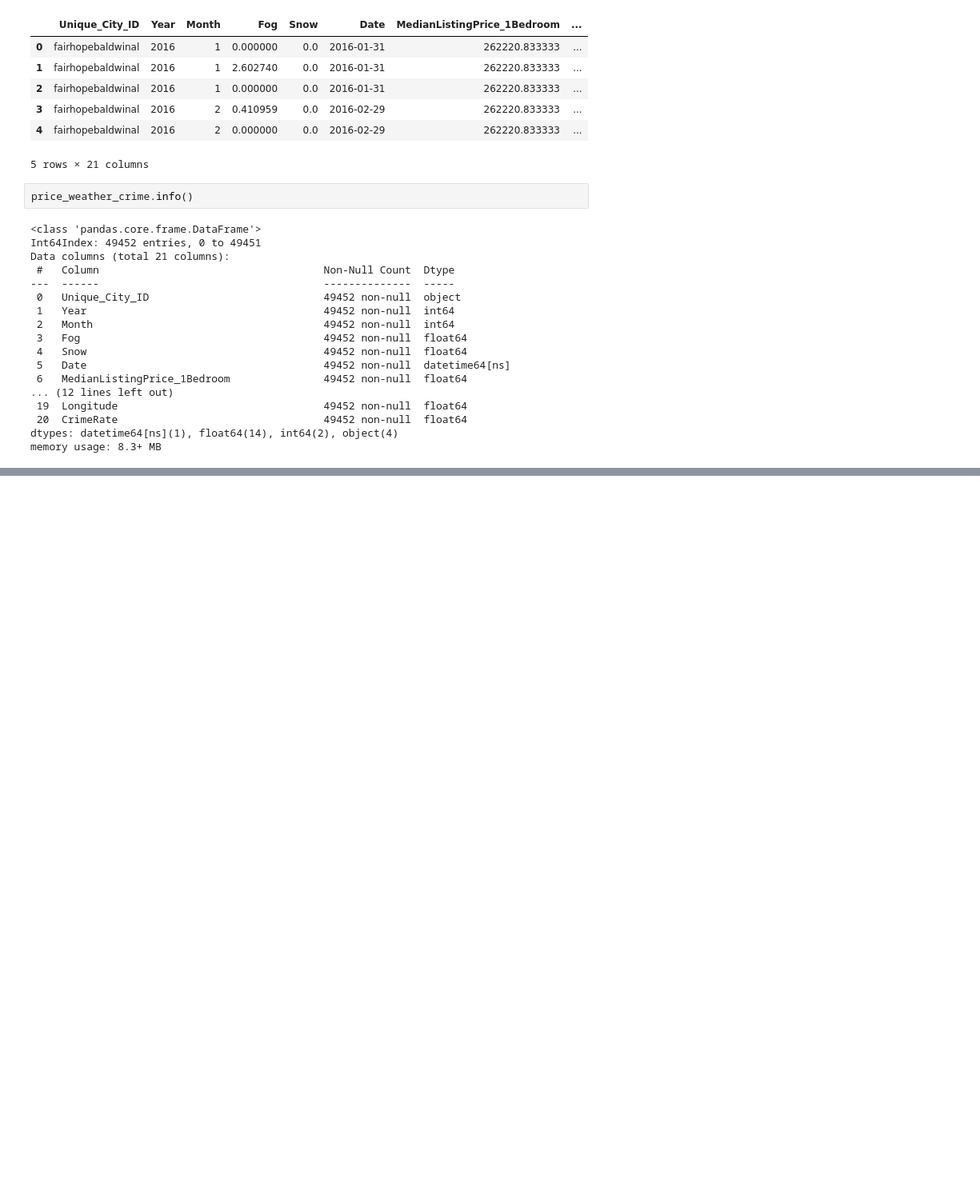
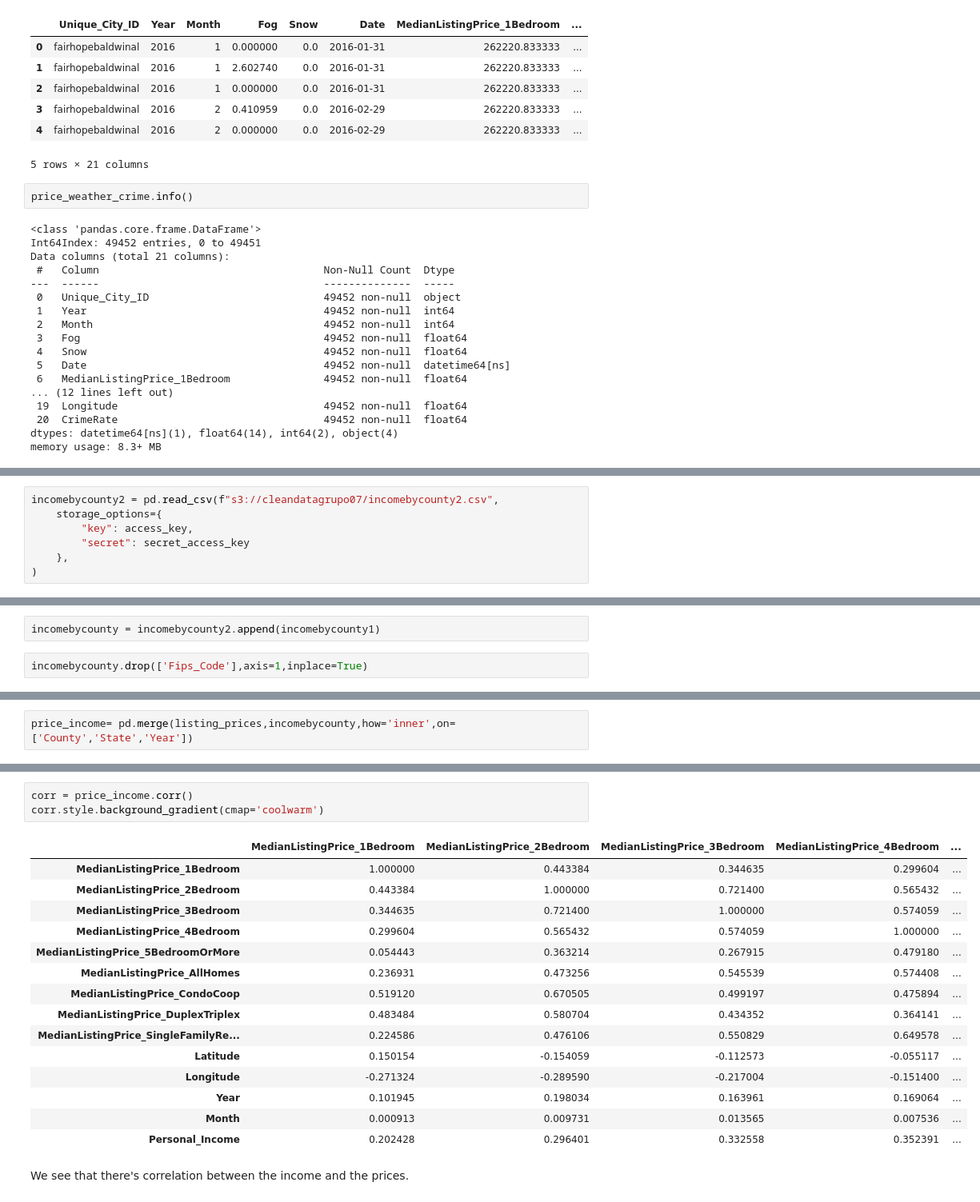
Before and after one commit to julicaro31/GRUPO_07-PF_DS4, a Jupyter notebook: machine_learning/feature_engineering.ipynb, the cells around one changed output, grey strips where cells are left out. Shown at 80% size. Saved outputs shown, nothing was run; the diff lists cells and outputs as text; blank space fills up the shorter version.

Commit message:
feature income

```diff
--- a/machine_learning/feature_engineering.ipynb
+++ b/machine_learning/feature_engineering.ipynb
@@ -555,0 +574,7 @@ memory usage: 8.3+ MB
+# %%
+incomebycounty2 = pd.read_csv(f"s3://cleandatagrupo07/incomebycounty2.csv",
+    storage_options={
+        "key": access_key,
+        "secret": secret_access_key
+    },
+)
@@ -555,0 +590,4 @@ memory usage: 8.3+ MB
+# %%
+incomebycounty = incomebycounty2.append(incomebycounty1)
+# %%
+incomebycounty.drop(['Fips_Code'],axis=1,inplace=True)
@@ -555,0 +596,2 @@ memory usage: 8.3+ MB
+# %%
+price_income= pd.merge(listing_prices,incomebycounty,how='inner',on=['County','State','Year'])
@@ -555,0 +607,21 @@ memory usage: 8.3+ MB
+# %%
+corr = price_income.corr()
+corr.style.background_gradient(cmap='coolwarm')
+# %% [output]
+|  | MedianListingPrice_1Bedroom | MedianListingPrice_2Bedroom | MedianListingPrice_3Bedroom | MedianListingPrice_4Bedroom | ... |
+| MedianListingPrice_1Bedroom | 1.000000 | 0.443384 | 0.344635 | 0.299604 | ... |
+| MedianListingPrice_2Bedroom | 0.443384 | 1.000000 | 0.721400 | 0.565432 | ... |
+| MedianListingPrice_3Bedroom | 0.344635 | 0.721400 | 1.000000 | 0.574059 | ... |
+| MedianListingPrice_4Bedroom | 0.299604 | 0.565432 | 0.574059 | 1.000000 | ... |
+| MedianListingPrice_5BedroomOrMore | 0.054443 | 0.363214 | 0.267915 | 0.479180 | ... |
+| MedianListingPrice_AllHomes | 0.236931 | 0.473256 | 0.545539 | 0.574408 | ... |
+| MedianListingPrice_CondoCoop | 0.519120 | 0.670505 | 0.499197 | 0.475894 | ... |
+| MedianListingPrice_DuplexTriplex | 0.483484 | 0.580704 | 0.434352 | 0.364141 | ... |
+| MedianListingPrice_SingleFamilyRe... | 0.224586 | 0.476106 | 0.550829 | 0.649578 | ... |
+| Latitude | 0.150154 | -0.154059 | -0.112573 | -0.055117 | ... |
+| Longitude | -0.271324 | -0.289590 | -0.217004 | -0.151400 | ... |
+| Year | 0.101945 | 0.198034 | 0.163961 | 0.169064 | ... |
+| Month | 0.000913 | 0.009731 | 0.013565 | 0.007536 | ... |
+| Personal_Income | 0.202428 | 0.296401 | 0.332558 | 0.352391 | ... |
+# %% [markdown]
+We see that there's correlation between the income and the prices.
```
Also changed, not shown: parts of 8 cells of this notebook.
